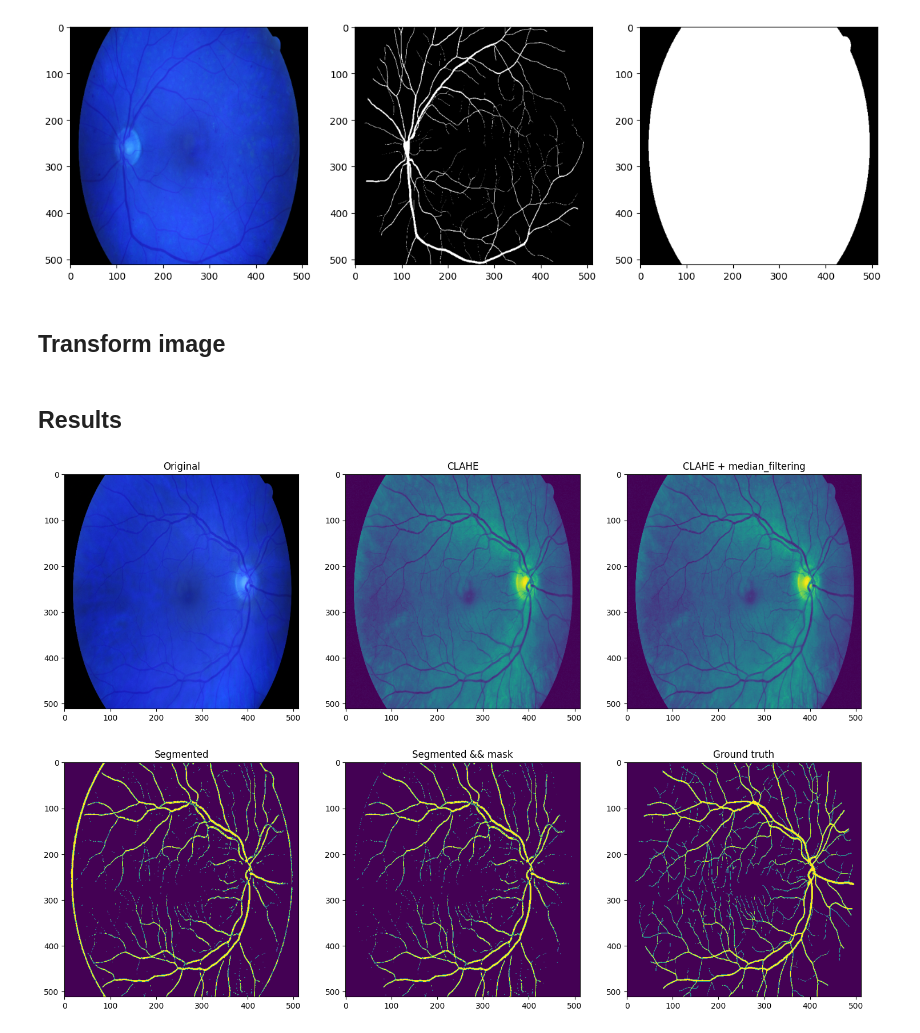
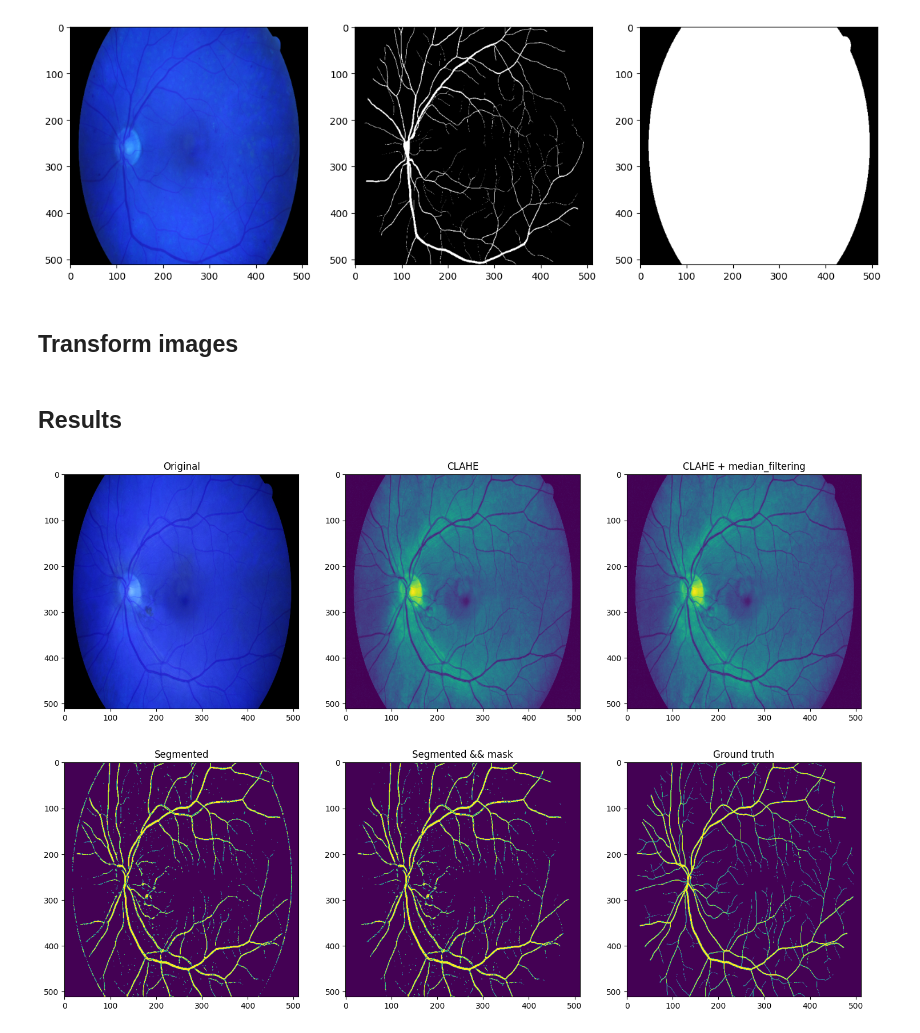
Before and after one commit to kamil271e/retinal-vessels-segmentation, a Jupyter notebook: img_proc/vessels_segm.ipynb, the cells around one changed output. Drawn from its saved outputs; the diff is of its cells as text; code cells hidden in the pictures.

```diff
--- a/img_proc/vessels_segm.ipynb
+++ b/img_proc/vessels_segm.ipynb
@@ -17,7 +18,7 @@ from load_images import load
 img_size = (512,512)
 # %%
 # images, targets, masks
-X, y, z = load(img_size)
+X, y, masks = load(img_size)
 # %%
 fig, ax = plt.subplots(1, 3, figsize=(15,10))
 ax[0].imshow(X[0], cmap='gray')
@@ -27,36 +28,47 @@ plt.show()
 # %% [output]
 [figure]
 # %% [markdown]
-## Transform image
+## Transform images
 # %%
-clahed = CLAHE(X[1])
-m_filtered = median_filtering(clahed, ksize=1)
-segmented = mean_C_thresholding(m_filtered)
-segmented_final = postprocess(segmented, z[1])
+# 5 random photos
+accumulated_targets = []
+accumulated_segmentations = []
+random_imgs_indx = [random.randint(0, len(X)-1) for _ in range(5)]
+
+for i in random_imgs_indx:
+    clahed = CLAHE(X[i])
+    m_filtered = median_filtering(clahed, ksize=1)
+    segmented = mean_C_thresholding(m_filtered)
+    segmented_final = postprocess(segmented, masks[i])
+
+    accumulated_targets.append(y[i])
+    accumulated_segmentations.append(segmented_final)
 # %% [markdown]
 ## Results
 # %%
+# presented on 5th random image
+
 fig, ax = plt.subplots(2, 3, figsize=(18,12))
 
-ax[0,0].imshow(X[1])
+ax[0,0].imshow(X[i])
 ax[0,0].set_title('Original')
 
 ax[0,1].imshow(clahed)
 ax[0,1].set_title('CLAHE')
 
 ax[0,2].imshow(m_filtered)
 ax[0,2].set_title('CLAHE + median_filtering')
 
 ax[1,0].imshow(segmented)
 ax[1,0].set_title('Segmented')
 
 ax[1,1].imshow(segmented_final)
 ax[1,1].set_title('Segmented && mask')
 
-ax[1,2].imshow(y[1])
+ax[1,2].imshow(y[i])
 ax[1,2].set_title('Ground truth')
 
 plt.show()
 # %% [output]
-[figure, old version]
+[figure, new version]
 # %%
```
Also changed, not shown: parts of 3 cells of this notebook, 1 other file.
